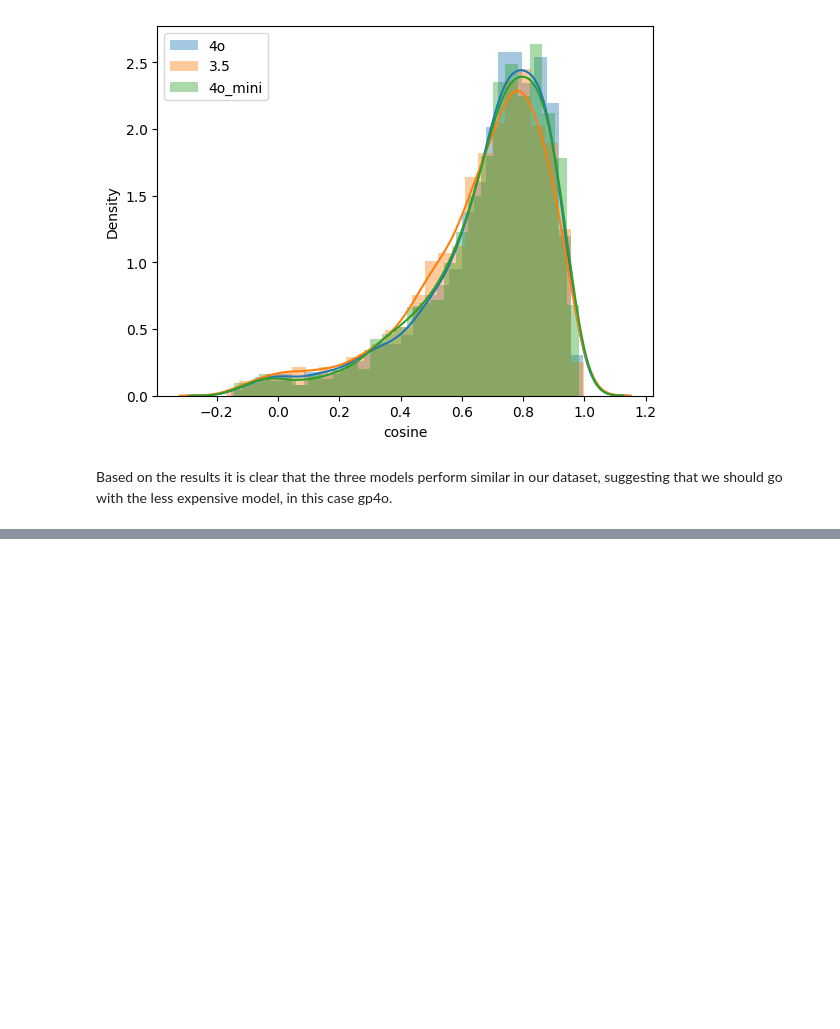
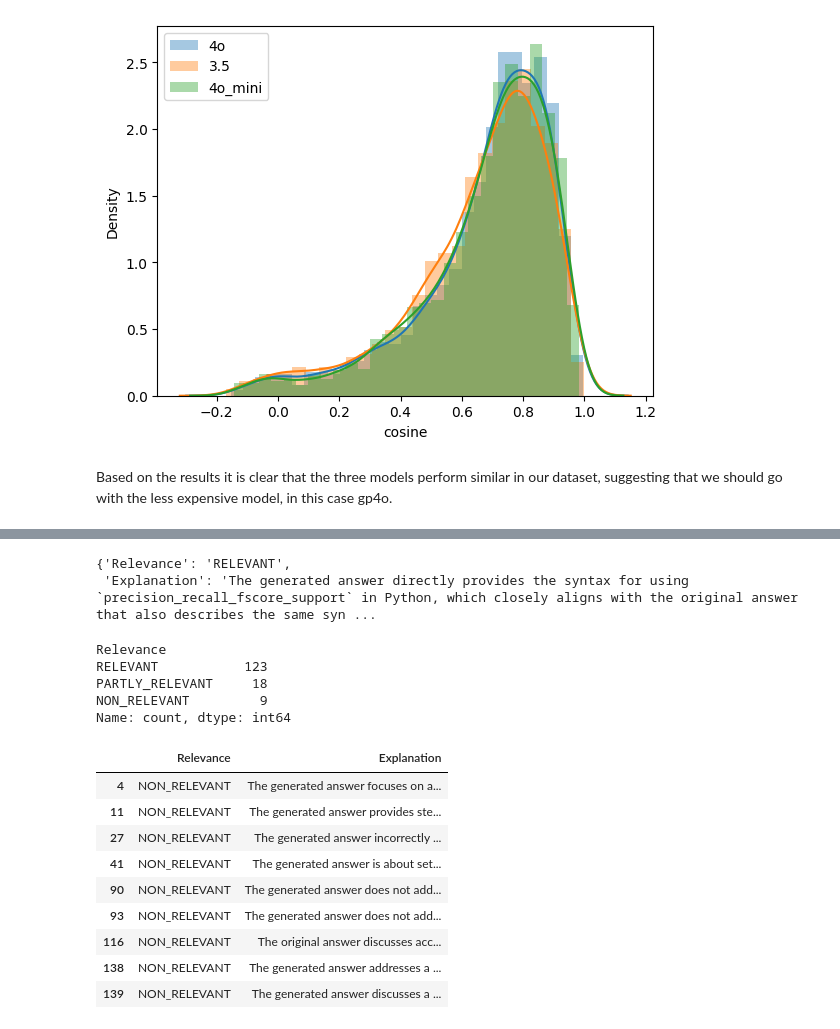
Before and after one commit to sotoblanco/llm-zoomcamp, a Jupyter notebook: 04-monitoring/offline-rag-evaluation.ipynb, the cells around one changed output, grey strips where cells are left out. Saved outputs shown, nothing was run; the diff lists cells and outputs as text; code cells hidden in the pictures; blank space fills up the shorter version.

```diff
--- a/04-monitoring/offline-rag-evaluation.ipynb
+++ b/04-monitoring/offline-rag-evaluation.ipynb
@@ -496,0 +573,45 @@ Based on the results it is clear that the three models perform similar in our da
+# %%
+import json
+from tqdm.auto import tqdm
+
+json.loads(answer)
+# %% [output]
+{'Relevance': 'RELEVANT',
+ 'Explanation': 'The generated answer directly provides the syntax for using `precision_recall_fscore_support` in Python, which closely aligns with the original answer that also describes the same syn ...
+# %%
+evaluations = []
+
+for record in tqdm(samples):
+    prompt = prompt1_template.format(**record)
+    evaluation = llm(prompt, model='gpt-4o-mini')
+    evaluations.append(evaluation)
+# %%
+json_evaluations = []
+
+for i, str_eval in enumerate(evaluations):
+    json_eval = json.loads(str_eval)
+    json_evaluations.append(json_eval)
+# %%
+
+df_evaluations = pd.DataFrame(json_evaluations)
+# %%
+df_evaluations.Relevance.value_counts()
+# %% [output]
+Relevance
+RELEVANT           123
+PARTLY_RELEVANT     18
+NON_RELEVANT         9
+Name: count, dtype: int64
+# %%
+df_evaluations[df_evaluations.Relevance == 'NON_RELEVANT'] #.to_dict(orient='records')
+# %% [output]
+|  | Relevance | Explanation |
+| 4 | NON_RELEVANT | The generated answer focuses on a... |
+| 11 | NON_RELEVANT | The generated answer provides ste... |
+| 27 | NON_RELEVANT | The generated answer incorrectly ... |
+| 41 | NON_RELEVANT | The generated answer is about set... |
+| 90 | NON_RELEVANT | The generated answer does not add... |
+| 93 | NON_RELEVANT | The generated answer does not add... |
+| 116 | NON_RELEVANT | The original answer discusses acc... |
+| 138 | NON_RELEVANT | The generated answer addresses a ... |
+| 139 | NON_RELEVANT | The generated answer discusses a ... |
```
Also changed, not shown: parts of 18 cells of this notebook.
